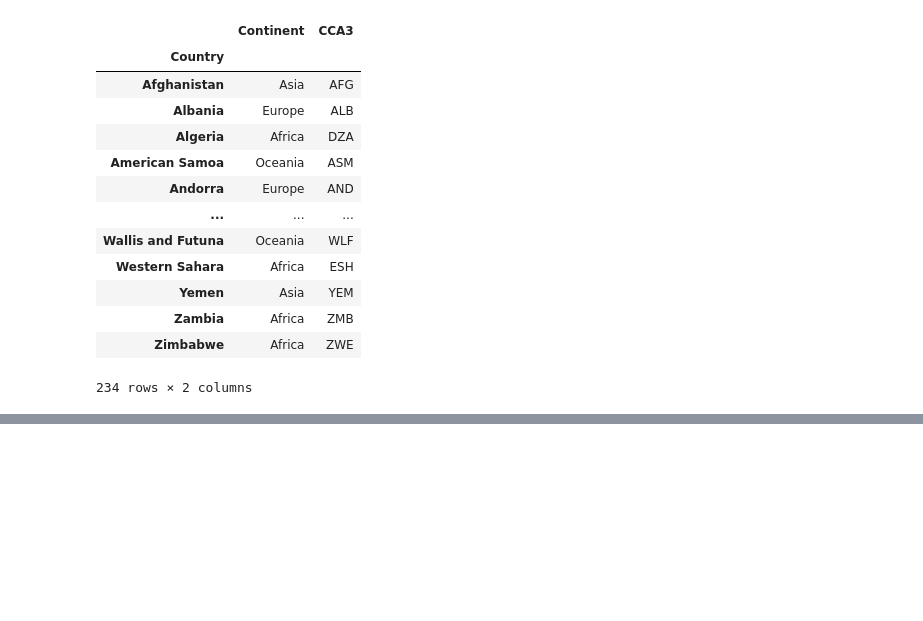
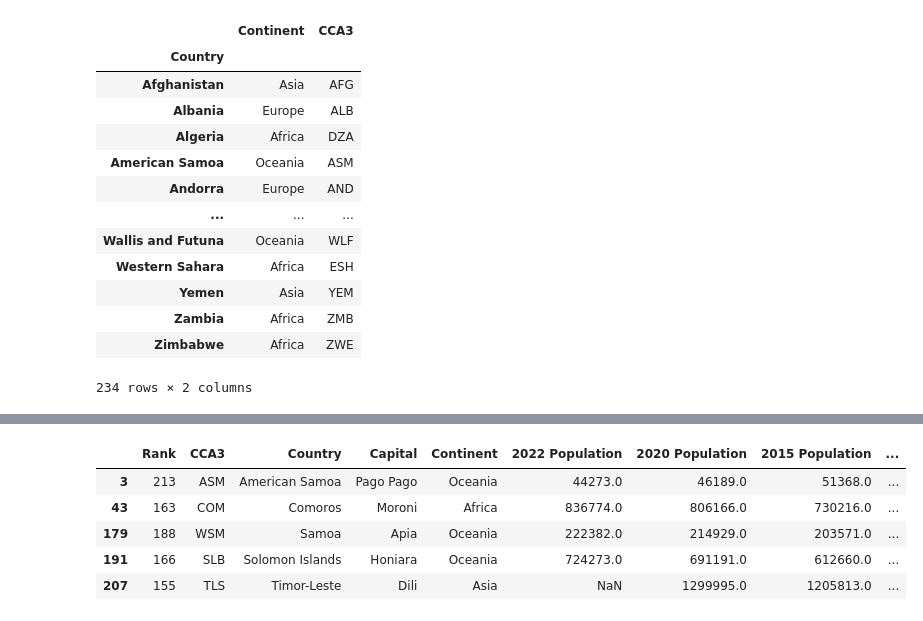
Before and after one commit to Hibou10/Pandas, a Jupyter notebook: Read files.ipynb, the cells around one changed output, grey strips where cells are left out. Saved outputs shown, nothing was run; the diff lists cells and outputs as text; code cells hidden in the pictures; blank space fills up the shorter version.

```diff
--- a/Read files.ipynb
+++ b/Read files.ipynb
@@ -1,7 +1,7 @@
 # %%
 import pandas as pd
 # %%
-df = pd.read_csv(r"C:\Users\h.boulaayad\OneDrive - MVGM\Desktop\Pandas\Dataset\world_population.csv")
+df = pd.read_csv(r"C:\Users\hicha\OneDrive\Bureau\Data Analysis\Alex the analyst\Python\Pandas\PandasYouTubeSeries-main\world_population.csv")
 df
 # %% [output]
 |  | Rank | CCA3 | Country | Capital | Continent | 2022 Population | 2020 Population | 2015 Population | ... |
@@ -88,0 +114,9 @@ df2.filter(items = ['Continent', 'CCA3'], axis = 1)
+# %%
+df[df['Rank'] < 10].sort_values(by=['Country'], ascending=[False])
+# %% [output]
+|  | Rank | CCA3 | Country | Capital | Continent | 2022 Population | 2020 Population | 2015 Population | ... |
+| 3 | 213 | ASM | American Samoa | Pago Pago | Oceania | 44273.0 | 46189.0 | 51368.0 | ... |
+| 43 | 163 | COM | Comoros | Moroni | Africa | 836774.0 | 806166.0 | 730216.0 | ... |
+| 179 | 188 | WSM | Samoa | Apia | Oceania | 222382.0 | 214929.0 | 203571.0 | ... |
+| 191 | 166 | SLB | Solomon Islands | Honiara | Oceania | 724273.0 | 691191.0 | 612660.0 | ... |
+| 207 | 155 | TLS | Timor-Leste | Dili | Asia | NaN | 1299995.0 | 1205813.0 | ... |
```
Also changed, not shown: parts of 2 cells of this notebook.
